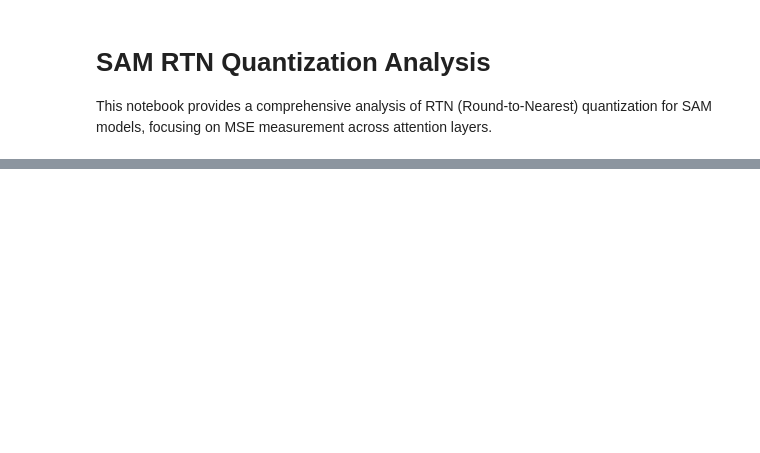
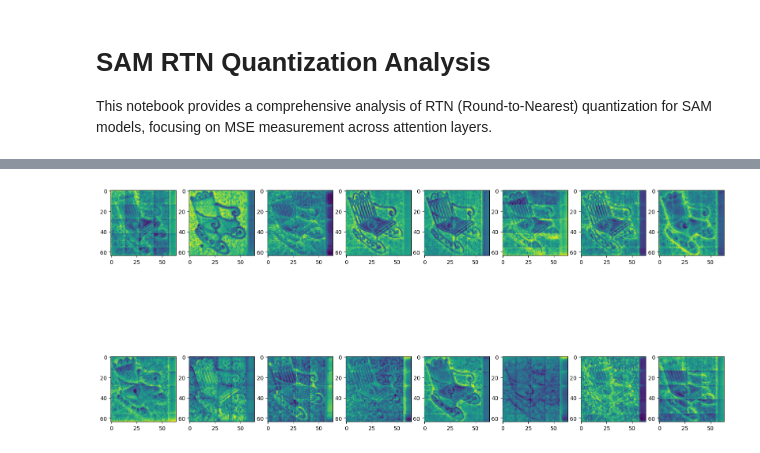
Before and after one commit to hchautran/SAM_Quantization, a Jupyter notebook: encoder.ipynb, the cells around one changed output, grey strips where cells are left out. Cells and saved outputs as stored; diff of their text form; code cells hidden in the pictures; blank space fills up the shorter version.

```diff
--- a/encoder.ipynb
+++ b/encoder.ipynb
@@ -27,0 +150,11 @@ from segment_anything.modeling.image_encoder import (
+# %%
+attn_mean = get_attention_map_mean(layer_idx)
+
+
+# plt.imshow(ori_attn.mean(-1).reshape(64,64))
+fig, axes = plt.subplots(2,8,figsize=(20,10))
+for i in range(8):
+    axes[0][i].imshow(attn_mean[2*i].mean(0).reshape(64,64))
+    axes[1][i].imshow(attn_mean[2*i+1].mean(0).reshape(64,64))
+# %% [output]
+[figure, added]
```
Also changed, not shown: parts of 10 cells of this notebook, 3 other files.
